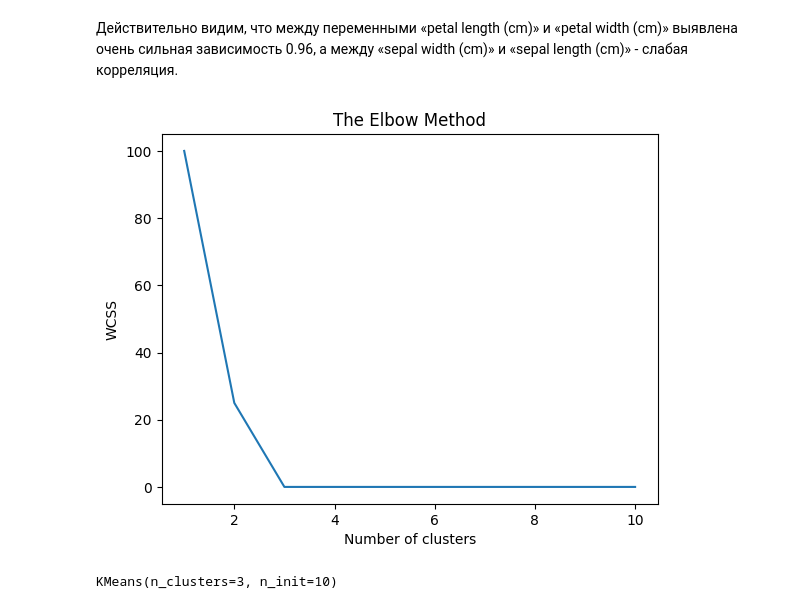
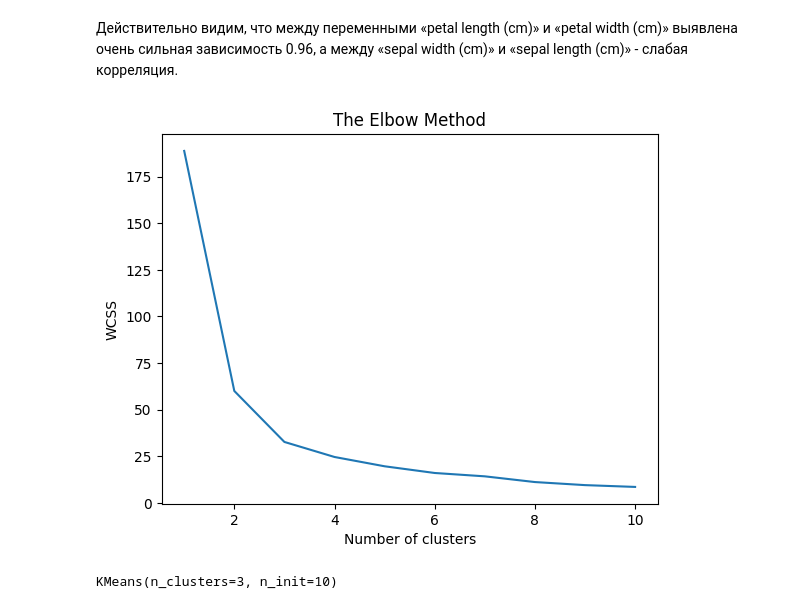
Before and after one commit to ProbablyNotBestUsername/mlabg, a Jupyter notebook: IrisClassification/IrisClustering.ipynb, the cells around one changed output. Saved outputs shown, nothing was run; the diff lists cells and outputs as text; code cells hidden in the pictures.

```diff
--- a/IrisClassification/IrisClustering.ipynb
+++ b/IrisClassification/IrisClustering.ipynb
@@ -187,17 +190,17 @@ sns.heatmap(corr, square=True, annot=True, linewidths=.5)
 # %% [markdown]
 Действительно видим, что между переменными «petal length (cm)» и «petal width (cm)» выявлена очень сильная зависимость 0.96, а между «sepal width (cm)» и «sepal length (cm)» - слабая корреляция.
 # %%
-X = iris_df.iloc[:, [4]].values
+X = iris_df.iloc[:, [0, 3]].values
 # %%
-wcss = []
+counter = []
 for i in range(1, 11):
-    kmeans = KMeans(n_clusters = i, init = 'k-means++', random_state = 42)
+    kmeans = KMeans(n_clusters = i, random_state = 42)
     kmeans.fit(X)
-    wcss.append(kmeans.inertia_)
-plt.plot(range(1, 11), wcss)
+    counter.append(kmeans.inertia_)
+plt.plot(range(1, 11), counter)
 plt.title('The Elbow Method')
 plt.xlabel('Number of clusters')
 plt.ylabel('WCSS')
 plt.show()
 # %% [output]
-[figure, old version]
+[figure, new version]
@@ -206,7 +207,7 @@ num_clusters = 3
 # %%
-kmeans = KMeans(init='k-means++', n_clusters=num_clusters, n_init=10)
+num_clusters = 3
+kmeans = KMeans(n_clusters=num_clusters, n_init=10)
+kmeans.fit(X)
+# %% [output]
+KMeans(n_clusters=3, n_init=10)
-# %%
-kmeans.fit(X)
-# %% [output]
-KMeans(n_clusters=3, n_init=10)
 # %%
```
Also changed, not shown: parts of 18 cells of this notebook, 8 other files.
